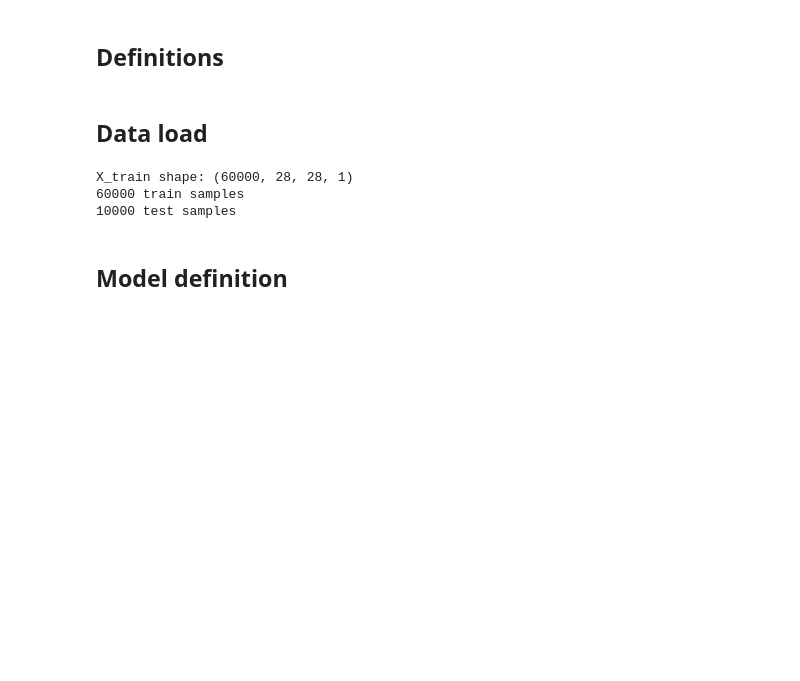
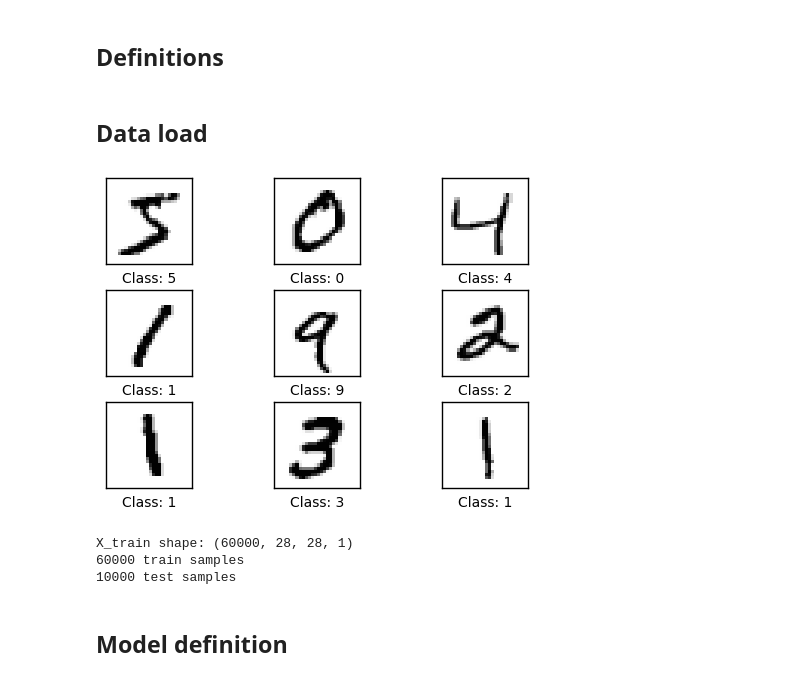
Before and after one commit to Kidel/In-Codice-Ratio-OCR-with-CNN, a Jupyter notebook: Notebooks/01_Mnist.ipynb, the cells around one changed output. Saved outputs shown, nothing was run; the diff lists cells and outputs as text; code cells hidden in the pictures; blank space fills up the shorter version.

Commit message:
add some image plots

```diff
--- a/Notebooks/01_Mnist.ipynb
+++ b/Notebooks/01_Mnist.ipynb
@@ -18,6 +18,9 @@ We have 3 machines with the same environment and 3 different GPUs, respectively
 # %% [markdown]
 ## Imports
 # %%
+from util import Util
+u = Util()
+
 import numpy as np
 # Explicit random seed for reproducibility
 np.random.seed(1337)
@@ -51,6 +54,10 @@ kernel_size = (3, 3)
 # %%
 # the data, shuffled and split between train and test sets
 (X_train, y_train), (X_test, y_test) = mnist.load_data()
+# %%
+u.plot_images(X_train[0:9], y_train[0:9])
+# %% [output]
+[figure, added]
 # %%
 if K.image_dim_ordering() == 'th':
     X_train = X_train.reshape(X_train.shape[0], 1, img_rows, img_cols)
```
Also changed, not shown: parts of 9 cells of this notebook, 2 other files.
